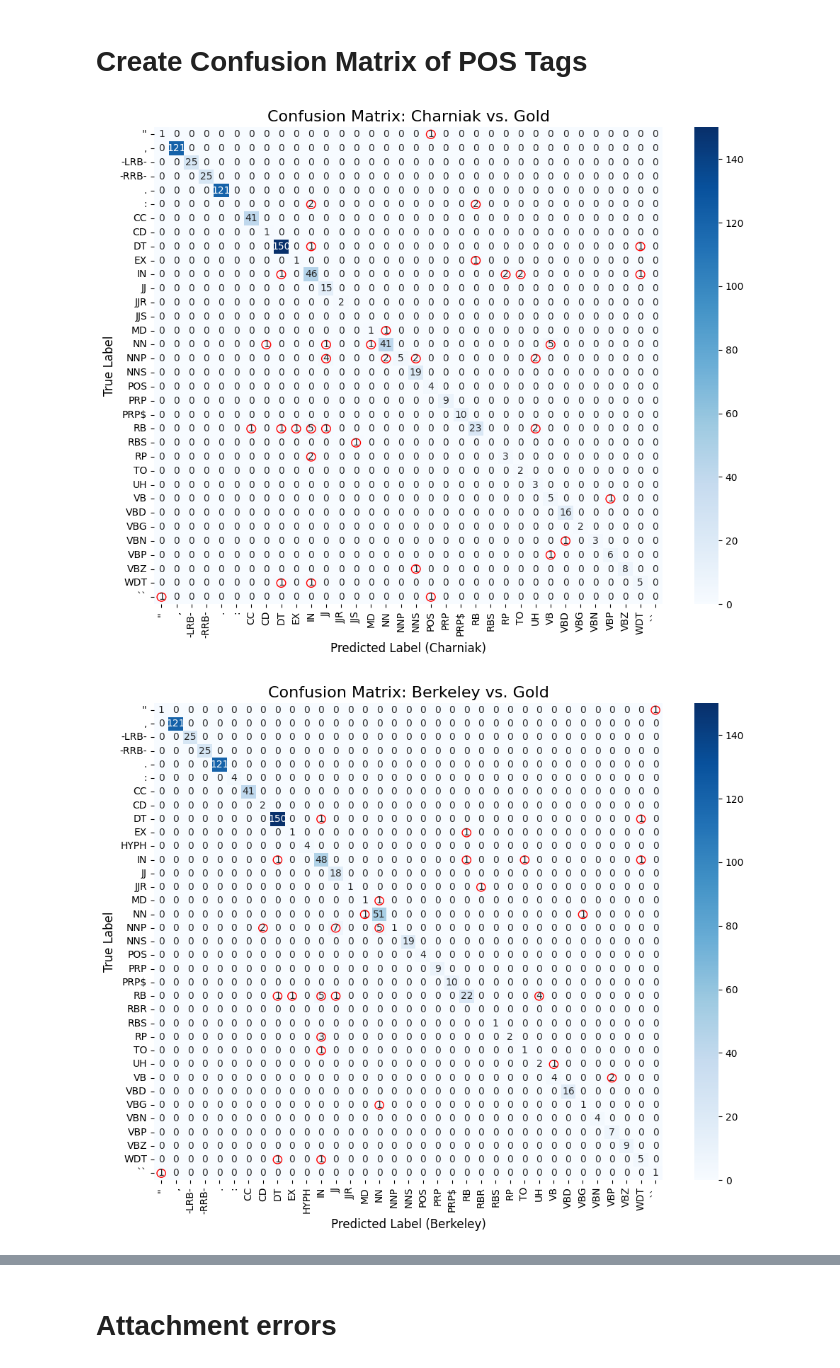
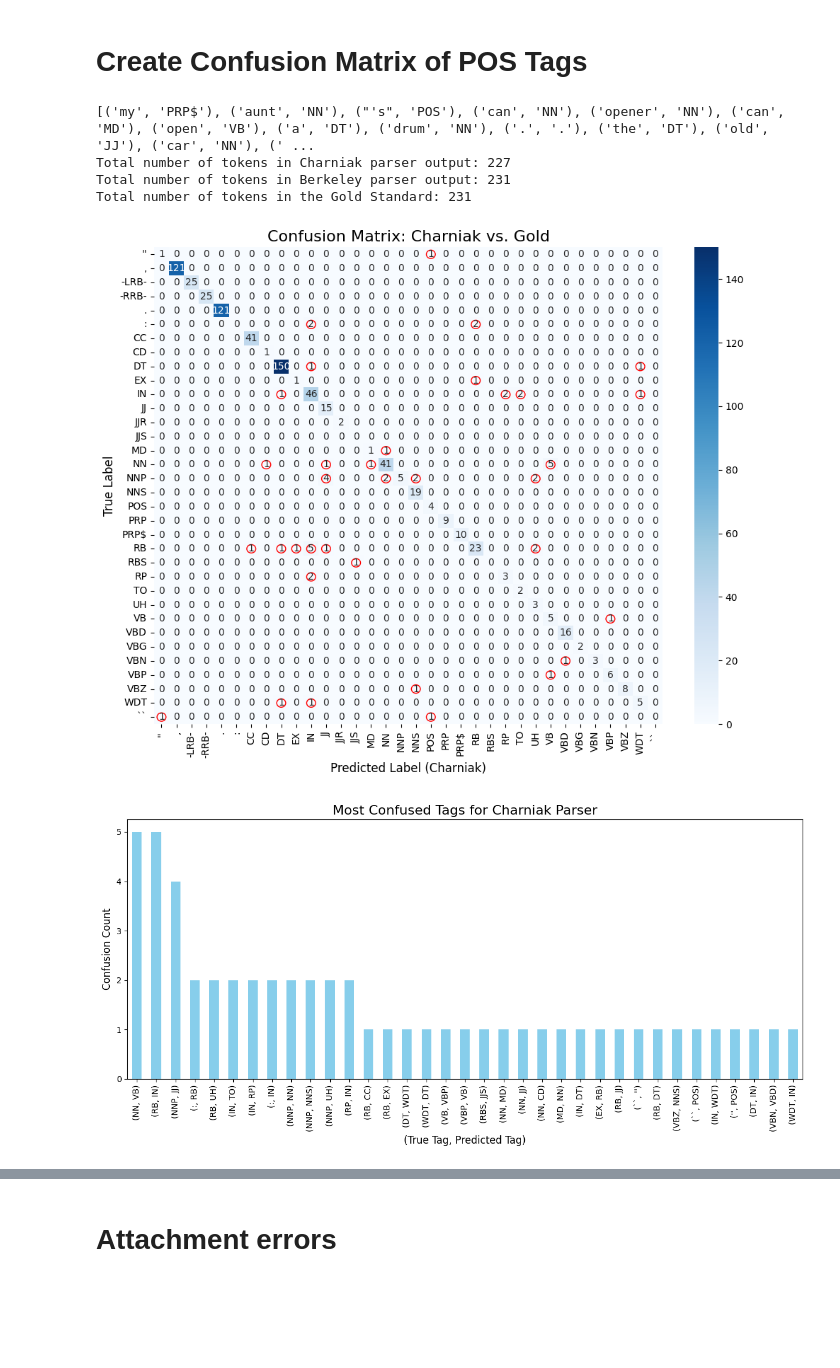
Before and after one commit to TimLukaHorstmann/L95-Project, a Jupyter notebook: parsing.ipynb, the cells around one changed output, grey strips where cells are left out. Drawn from its saved outputs; the diff is of its cells as text; code cells hidden in the pictures; blank space fills up the shorter version.

Commit message:
Adjust plots

```diff
--- a/parsing.ipynb
+++ b/parsing.ipynb
@@ -384,6 +381,7 @@ To disable this warning, you can either:
 # Create Confusion Matrix of POS Tags
 # %%
 import pandas as pd
+import numpy as np
 from nltk import Tree
 from sklearn.metrics import confusion_matrix
 import seaborn as sns
@@ -397,6 +395,22 @@ def extract_word_tags(tree_str_list):
         tree = Tree.fromstring(tree_str)
         word_tags.extend(tree.pos())
     return word_tags
+
+# Define a function to plot the confusion counts for non-diagonal elements
+def plot_confusion_counts(cm_df, parser_name):
+    # Flatten the confusion matrix, filter out diagonal elements and sort by count
+    confusion_counts = cm_df.mask(np.eye(len(cm_df), dtype=bool)).stack().sort_values(ascending=False)
+    confusion_counts = confusion_counts[confusion_counts > 0]  # Keep only non-zero counts
+
+    # Create a bar plot for the confusion counts
+    plt.figure(figsize=(12, 6))
+    confusion_counts.plot(kind='bar', color='skyblue')
+    plt.title(f'Most Confused Tags for {parser_name} Parser', fontsize=16)
+    plt.xlabel('(True Tag, Predicted Tag)', fontsize=12)
+    plt.ylabel('Confusion Count', fontsize=12)
+    plt.xticks(rotation=90)
+    plt.tight_layout()
+    plt.show()
 
 # Define a function to create a confusion matrix and plot it
 def create_confusion_matrix(df_parser, df_gold, parser_name):
@@ -428,31 +442,51 @@ def create_confusion_matrix(df_parser, df_gold, parser_name):
                 circle = Circle((j+0.5, i+0.5), 0.3, color='red', fill=False)
                 ax.add_patch(circle)
 
     # Improve the aesthetics for scientific presentation
     ax.set_ylabel('True Label', fontsize=12)
     ax.set_xlabel(f'Predicted Label ({parser_name})', fontsize=12)
     ax.set_title(f'Confusion Matrix: {parser_name} vs. Gold', fontsize=16)
 
     # Adjust layout for better fit and display the plot
     plt.tight_layout()
     plt.show()
 
+    # Call the plot_confusion_counts function to plot the confusion counts
+    plot_confusion_counts(cm_df, parser_name)
+
     return cm_df
 
 
 # Extract word-tag pairs for Charniak and Berkeley parsers and the gold standard
 charniak_word_tags = extract_word_tags(adjusted_charniak_trees)
 berkeley_word_tags = extract_word_tags(berkeley_trees)
 gold_word_tags = extract_word_tags(adjusted_gold_trees)
+
+print(gold_word_tags)
+
+# Assuming the word_tags lists are already populated
+charniak_total_tokens = len(charniak_word_tags)
+berkeley_total_tokens = len(berkeley_word_tags)
+gold_total_tokens = len(gold_word_tags)
+
+# Print out the total number of tokens for each parser
+print(f"Total number of tokens in Charniak parser output: {charniak_total_tokens}")
+print(f"Total number of tokens in Berkeley parser output: {berkeley_total_tokens}")
+print(f"Total number of tokens in the Gold Standard: {gold_total_tokens}")
+
 
 # Create DataFrames for Charniak and Berkeley parsers
 df_charniak = pd.DataFrame(charniak_word_tags, columns=['Word', 'Charniak_Tag'])
 df_berkeley = pd.DataFrame(berkeley_word_tags, columns=['Word', 'Berkeley_Tag'])
 df_gold = pd.DataFrame(gold_word_tags, columns=['Word', 'Gold_Tag'])
 
 # Create and plot confusion matrices for Charniak and Berkeley parsers
 cm_charniak = create_confusion_matrix(df_charniak, df_gold, 'Charniak')
 cm_berkeley = create_confusion_matrix(df_berkeley, df_gold, 'Berkeley')
 # %% [output]
+[('my', 'PRP$'), ('aunt', 'NN'), ("'s", 'POS'), ('can', 'NN'), ('opener', 'NN'), ('can', 'MD'), ('open', 'VB'), ('a', 'DT'), ('drum', 'NN'), ('.', '.'), ('the', 'DT'), ('old', 'JJ'), ('car', 'NN'), (' ...
+Total number of tokens in Charniak parser output: 227
+Total number of tokens in Berkeley parser output: 231
+Total number of tokens in the Gold Standard: 231
 [figure]
-[figure, old version]
+[figure, new version]
```
Also changed, not shown: parts of 13 cells of this notebook, 2 other files.
